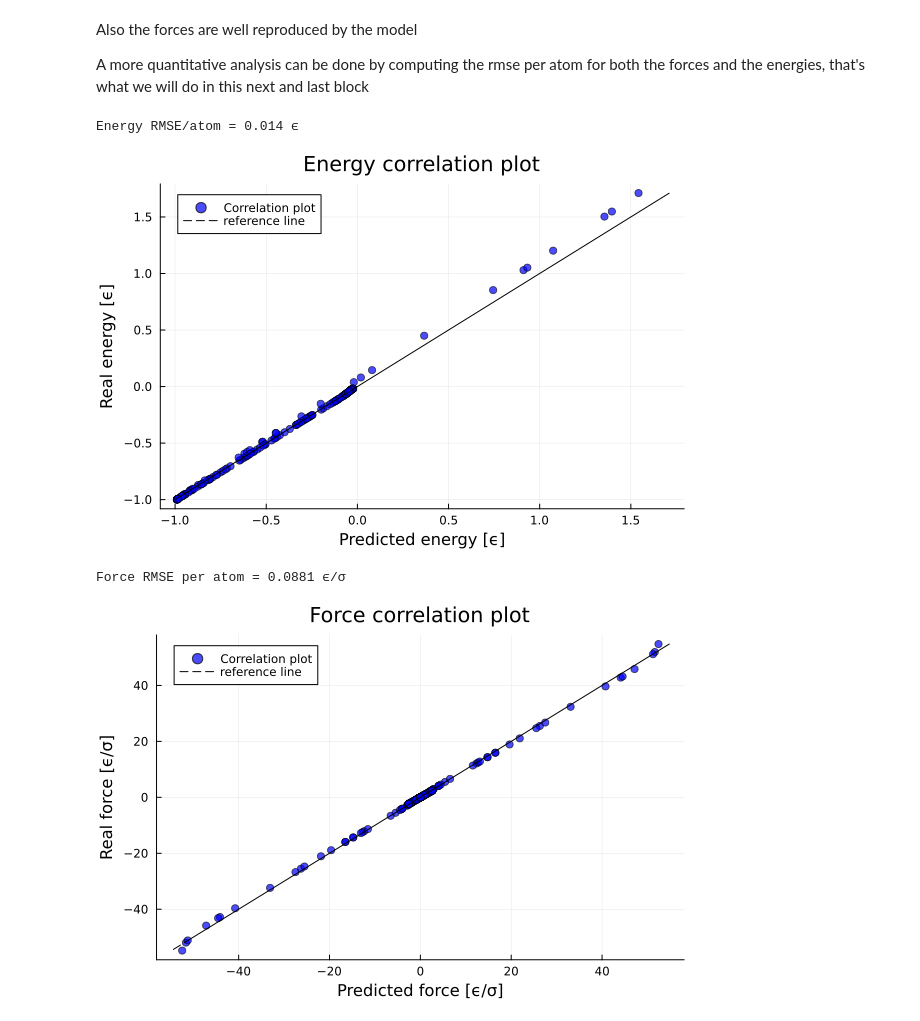
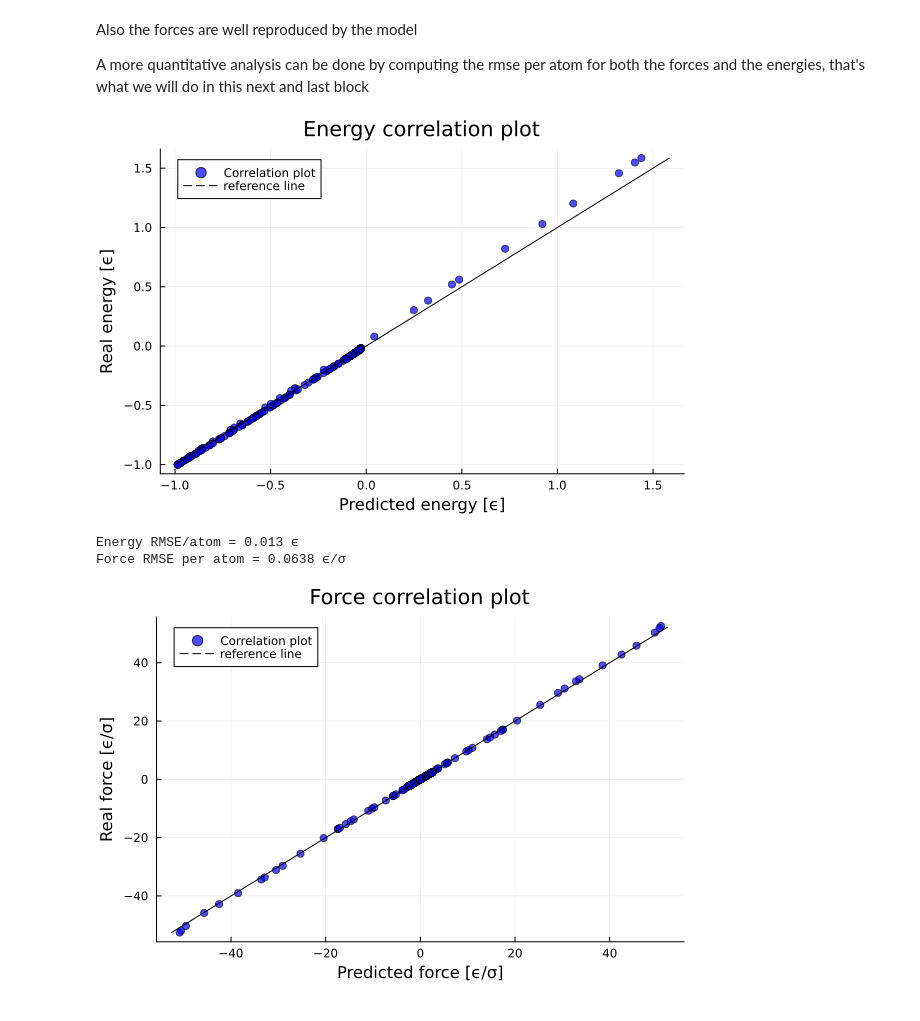
Before and after one commit to GianmarcoBiagi/SymmLearn, a Jupyter notebook: examples/Diatomic Helium Example.ipynb, the cells around one changed output. Cells and saved outputs as stored; diff of their text form; code cells hidden in the pictures.

Commit message:
Fixed some compatibility issues for the last commit functions, now the tests are successfull and teh helium example works

```diff
--- a/examples/Diatomic Helium Example.ipynb
+++ b/examples/Diatomic Helium Example.ipynb
@@ -112,14 +96,13 @@ Our model has been trained, we can look at the results
 
 This first plot compares the energy of each pair as a function of the distance between the two atoms with the LJ potential for the test set
 # %%
-#extract the test energies
-test_dist = distance_matrix_layer(x_test)
+
 
 
 # Denormalize model predictions for the test set using Z-score inversion
-test_guess = dispatch(test_dist, best_model) .* e_std .+ e_mean
+test_guess = dispatch(x_test, trained_model) .* e_std .+ e_mean
 # Extract interatomic distances from the test set (for plotting)
-r_ij = [only(test_dist[i, 1].dist) for i in 1:size(x_test, 1)]
+r_ij = [only(x_test[i][1].coord[1]) for i in 1:size(x_test, 1)]
 
 #We can also make the data for the reference plot
 
@@ -241,36 +224,36 @@ plot!(p1, e_test, e_test,
     label="reference line",
     color="black",
     style=:dash
 )
 
 display(p1)
 
 # ---- Forces ----
 #the flat = true option is useful only when making plots like this one
 #looking at the data in this form is not suggested
 
-f_test = extract_forces(y_test , flat = true)
-f_guess = predict_forces(x_test, best_model , flat = true)
+f_test = extract_forces(y_test , ndims = 1 )
+f_guess = predict_forces(x_test, trained_model ; flat = true  )
 rmse_f = sqrt(mean((f_guess .- f_test).^2)) / n_atoms
 println("Force RMSE per atom = $(round(rmse_f, digits=4)) ϵ/σ")
 
 p2 = scatter(f_guess , f_test,
     label="Correlation plot",
     color="blue",
     alpha = 0.7,
     xlabel = "Predicted force [ϵ/σ]",
     ylabel = "Real force [ϵ/σ]",
     title = "Force correlation plot"
 )
 plot!(p2, f_test, f_test,
     label="reference line",
     color="black",
     style=:dash
 )
 
 display(p2)
 # %% [output]
+[figure, new version]
-Energy RMSE/atom = 0.014 ϵ
+Energy RMSE/atom = 0.013 ϵ
+Force RMSE per atom = 0.0638 ϵ/σ
-[figure, old version]
-Force RMSE per atom = 0.0881 ϵ/σ
-[figure, old version]
+[figure, new version]
```
Also changed, not shown: parts of 5 cells of this notebook, 6 other files.
